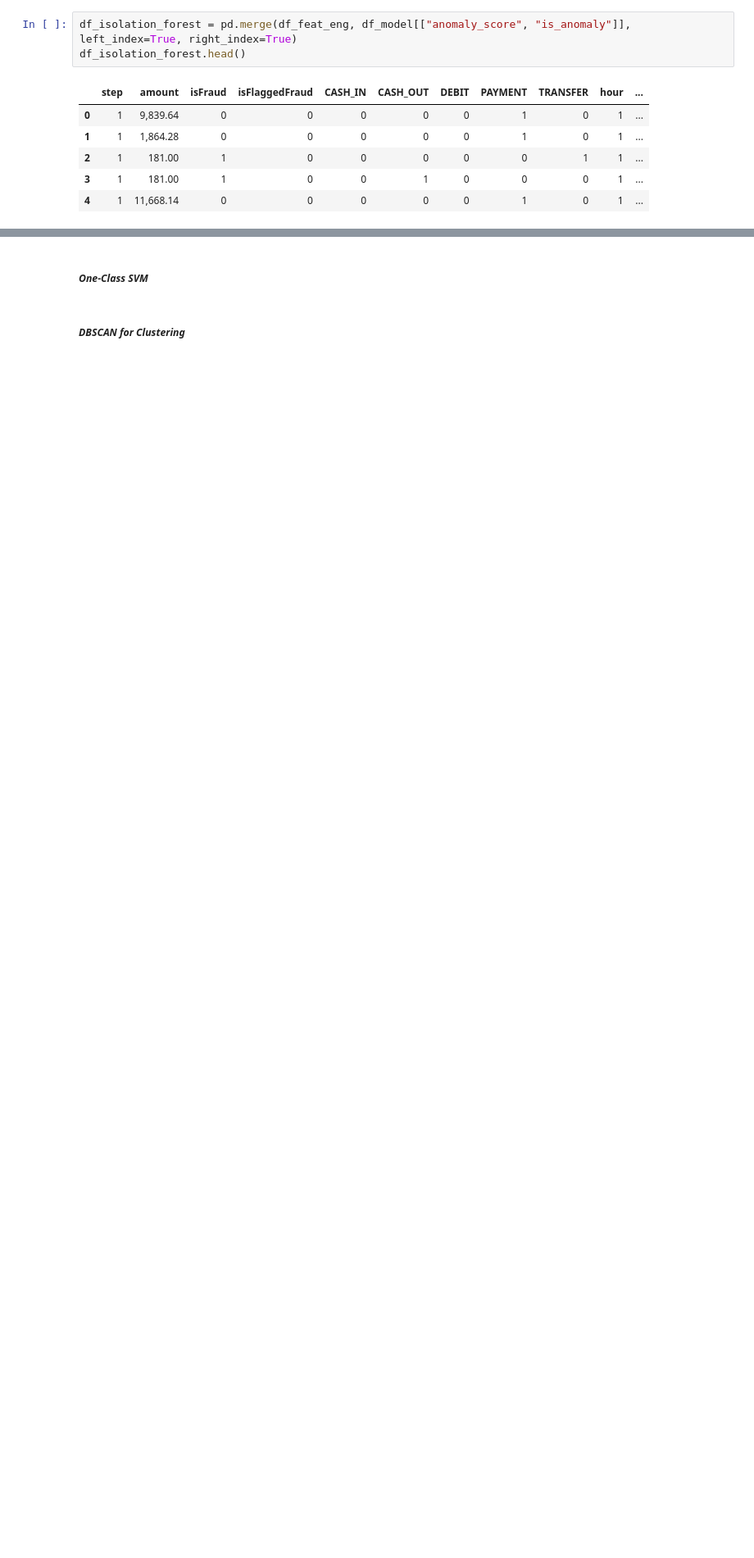
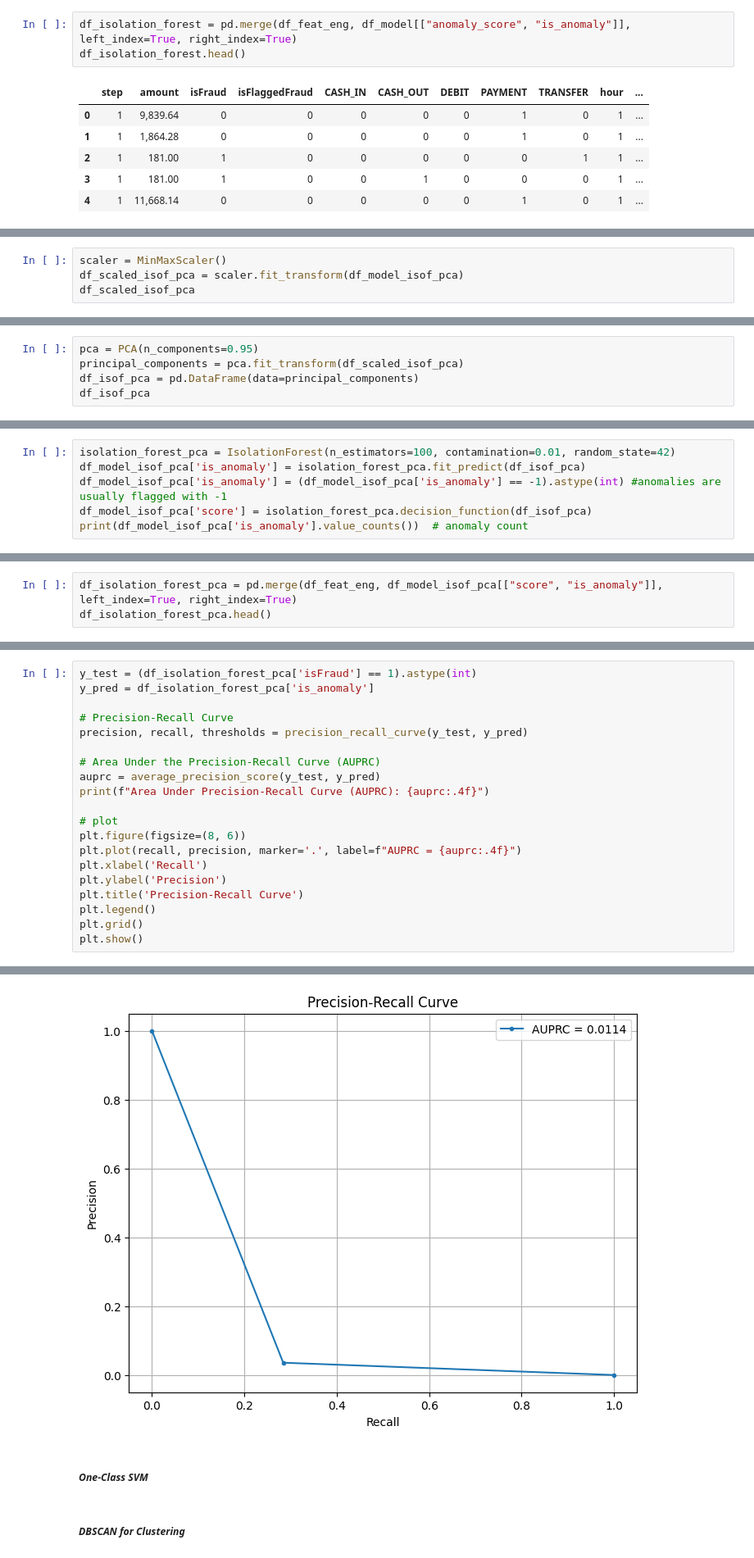
Before and after one commit to miaspacejensen/risk-analysis-sandbox, a Jupyter notebook: Financial Fraud/financial_fraud_detection.ipynb, the cells around one changed output, grey strips where cells are left out. Shown: that part at 82% size. Cells and saved outputs as stored; diff of their text form; blank space fills up the shorter version.

```diff
--- a/Financial Fraud/financial_fraud_detection.ipynb
+++ b/Financial Fraud/financial_fraud_detection.ipynb
@@ -371,0 +376,4 @@ Area Under Precision-Recall Curve (AUPRC): 0.0131
+# %%
+scaler = MinMaxScaler()
+df_scaled_isof_pca = scaler.fit_transform(df_model_isof_pca)
+df_scaled_isof_pca
@@ -371,0 +394,5 @@ Area Under Precision-Recall Curve (AUPRC): 0.0131
+# %%
+pca = PCA(n_components=0.95)
+principal_components = pca.fit_transform(df_scaled_isof_pca)
+df_isof_pca = pd.DataFrame(data=principal_components)
+df_isof_pca
@@ -371,0 +413,6 @@ Area Under Precision-Recall Curve (AUPRC): 0.0131
+# %%
+isolation_forest_pca = IsolationForest(n_estimators=100, contamination=0.01, random_state=42)
+df_model_isof_pca['is_anomaly'] = isolation_forest_pca.fit_predict(df_isof_pca)
+df_model_isof_pca['is_anomaly'] = (df_model_isof_pca['is_anomaly'] == -1).astype(int) #anomalies are usually flagged with -1
+df_model_isof_pca['score'] = isolation_forest_pca.decision_function(df_isof_pca)
+print(df_model_isof_pca['is_anomaly'].value_counts())  # anomaly count
@@ -371,0 +424,3 @@ Area Under Precision-Recall Curve (AUPRC): 0.0131
+# %%
+df_isolation_forest_pca = pd.merge(df_feat_eng, df_model_isof_pca[["score", "is_anomaly"]], left_index=True, right_index=True)
+df_isolation_forest_pca.head()
@@ -371,0 +434,21 @@ Area Under Precision-Recall Curve (AUPRC): 0.0131
+# %%
+y_test = (df_isolation_forest_pca['isFraud'] == 1).astype(int)
+y_pred = df_isolation_forest_pca['is_anomaly']
+
+# Precision-Recall Curve
+precision, recall, thresholds = precision_recall_curve(y_test, y_pred)
+
+# Area Under the Precision-Recall Curve (AUPRC)
+auprc = average_precision_score(y_test, y_pred)
+print(f"Area Under Precision-Recall Curve (AUPRC): {auprc:.4f}")
+
+# plot
+plt.figure(figsize=(8, 6))
+plt.plot(recall, precision, marker='.', label=f"AUPRC = {auprc:.4f}")
+plt.xlabel('Recall')
+plt.ylabel('Precision')
+plt.title('Precision-Recall Curve')
+plt.legend()
+plt.grid()
+plt.show()
+# %% [output]
@@ -372,3 +456,4 @@ Area Under Precision-Recall Curve (AUPRC): 0.0131
+[figure, added]
 # %% [markdown]
 ##### ___One-Class SVM___
 # %% [markdown]
```
Also changed, not shown: parts of 8 cells of this notebook, 1 other file.
